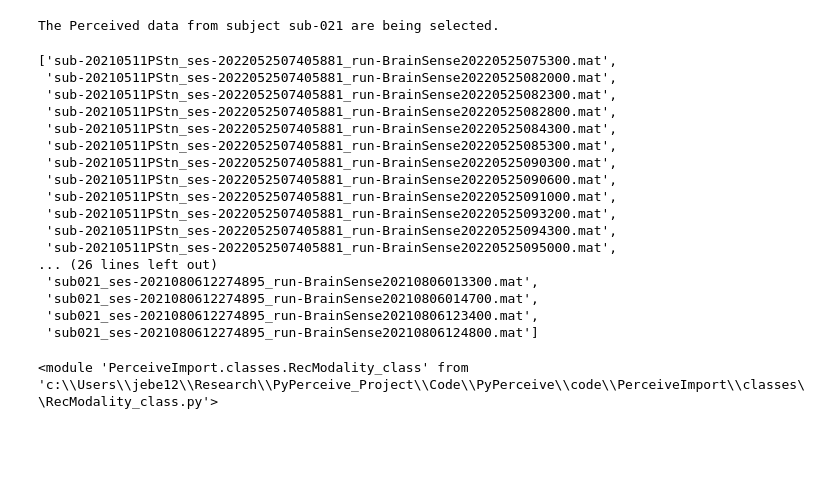
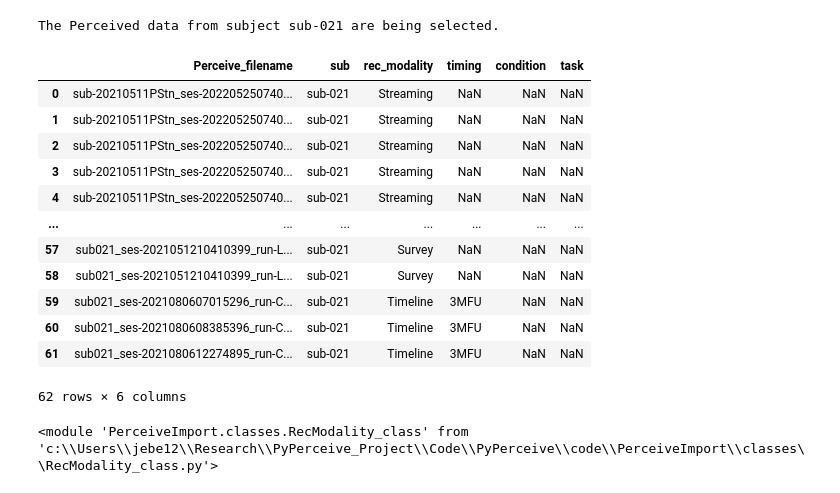
Before and after one commit to jgvhabets/PyPerceive, a Jupyter notebook: code/notebooks/percept_playground.ipynb, the cells around one changed output. Saved outputs shown, nothing was run; the diff lists cells and outputs as text; code cells hidden in the pictures; blank space fills up the shorter version.

Commit message:
created PerceiveMetadataClass

```diff
--- a/code/notebooks/percept_playground.ipynb
+++ b/code/notebooks/percept_playground.ipynb
@@ -120,26 +110,22 @@ sub021 = MainClass.PerceiveData(sub = "sub-021")
 print(sub021)
 # %% [output]
 The Perceived data from subject sub-021 are being selected.
-# %%
-sub021.Streaming.matfile_list
-# %% [output]
-['sub-20210511PStn_ses-2022052507405881_run-BrainSense20220525075300.mat',
- 'sub-20210511PStn_ses-2022052507405881_run-BrainSense20220525082000.mat',
- 'sub-20210511PStn_ses-2022052507405881_run-BrainSense20220525082300.mat',
- 'sub-20210511PStn_ses-2022052507405881_run-BrainSense20220525082800.mat',
- 'sub-20210511PStn_ses-2022052507405881_run-BrainSense20220525084300.mat',
- 'sub-20210511PStn_ses-2022052507405881_run-BrainSense20220525085300.mat',
- 'sub-20210511PStn_ses-2022052507405881_run-BrainSense20220525090300.mat',
- 'sub-20210511PStn_ses-2022052507405881_run-BrainSense20220525090600.mat',
- 'sub-20210511PStn_ses-2022052507405881_run-BrainSense20220525091000.mat',
- 'sub-20210511PStn_ses-2022052507405881_run-BrainSense20220525093200.mat',
- 'sub-20210511PStn_ses-2022052507405881_run-BrainSense20220525094300.mat',
- 'sub-20210511PStn_ses-2022052507405881_run-BrainSense20220525095000.mat',
-... (26 lines left out)
- 'sub021_ses-2021080612274895_run-BrainSense20210806013300.mat',
- 'sub021_ses-2021080612274895_run-BrainSense20210806014700.mat',
- 'sub021_ses-2021080612274895_run-BrainSense20210806123400.mat',
- 'sub021_ses-2021080612274895_run-BrainSense20210806124800.mat']
+# %%
+sub021.PerceiveMetadata
+# %% [output]
+|  | Perceive_filename | sub | rec_modality | timing | condition | task |
+| 0 | sub-20210511PStn_ses-202205250740... | sub-021 | Streaming | NaN | NaN | NaN |
+| 1 | sub-20210511PStn_ses-202205250740... | sub-021 | Streaming | NaN | NaN | NaN |
+| 2 | sub-20210511PStn_ses-202205250740... | sub-021 | Streaming | NaN | NaN | NaN |
+| 3 | sub-20210511PStn_ses-202205250740... | sub-021 | Streaming | NaN | NaN | NaN |
+| 4 | sub-20210511PStn_ses-202205250740... | sub-021 | Streaming | NaN | NaN | NaN |
+| ... | ... | ... | ... | ... | ... | ... |
+| 57 | sub021_ses-2021051210410399_run-L... | sub-021 | Survey | NaN | NaN | NaN |
+| 58 | sub021_ses-2021051210410399_run-L... | sub-021 | Survey | NaN | NaN | NaN |
+| 59 | sub021_ses-2021080607015296_run-C... | sub-021 | Timeline | 3MFU | NaN | NaN |
+| 60 | sub021_ses-2021080608385396_run-C... | sub-021 | Timeline | 3MFU | NaN | NaN |
+| 61 | sub021_ses-2021080612274895_run-C... | sub-021 | Timeline | 3MFU | NaN | NaN |
+62 rows × 6 columns
 # %%
 import PerceiveImport.classes.RecModality_class as recMod
 importlib.reload(recMod)
```
Also changed, not shown: parts of 13 cells of this notebook, 3 other files.
